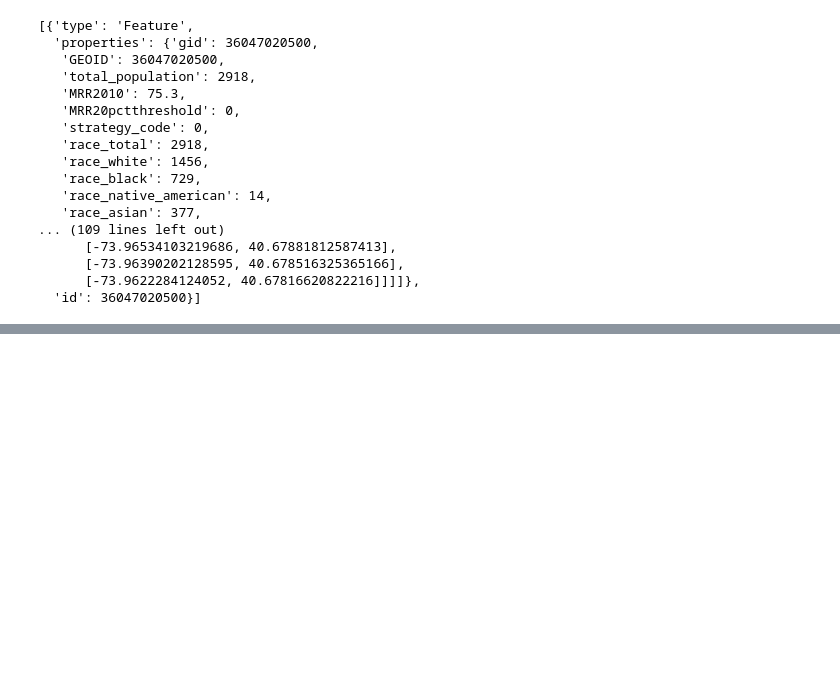
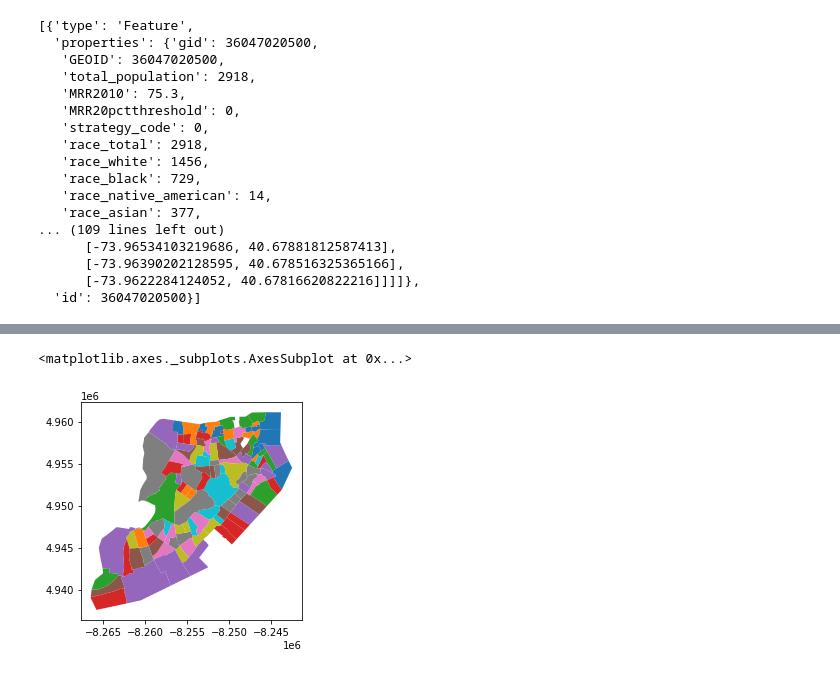
Before and after one commit to stuartlynn/NYCCensusCountMap, a Jupyter notebook: ETL/WrangleData.ipynb, the cells around one changed output, grey strips where cells are left out. Cells and saved outputs as stored; diff of their text form; code cells hidden in the pictures; blank space fills up the shorter version.

```diff
--- a/ETL/WrangleData.ipynb
+++ b/ETL/WrangleData.ipynb
@@ -1146,0 +1425,5 @@ htc_data[htc_data.Tract10==205]
+# %%
+gp.GeoDataFrame(j_2020[j_2020.county.isin(['085'])], crs={'init':'epsg:4326'}).to_crs({'init':'epsg:3857'}).plot(column = 'FSRR2010')
+# %% [output]
+<matplotlib.axes._subplots.AxesSubplot at 0x...>
+[figure, added]
```
Also changed, not shown: parts of 41 cells of this notebook, 11 other files.
